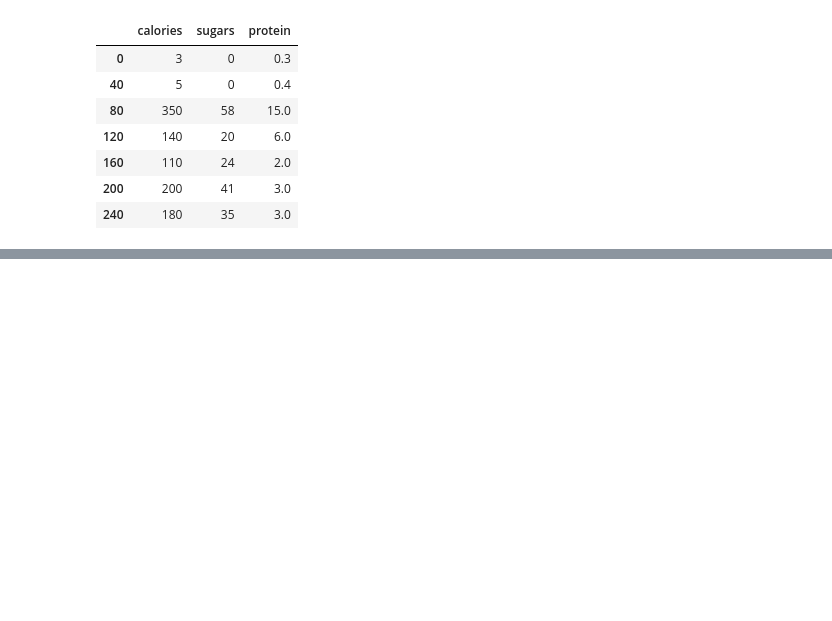
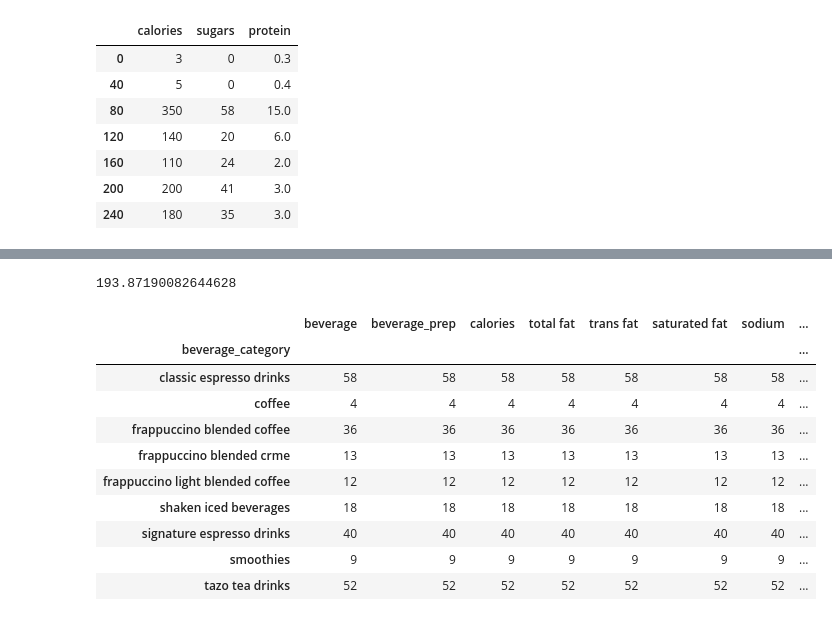
Before and after one commit to seungahk/MDST-application, a Jupyter notebook: tutorial0/checkpoint0.ipynb, the cells around one changed output, grey strips where cells are left out. Cells and saved outputs as stored; diff of their text form; code cells hidden in the pictures; blank space fills up the shorter version.

```diff
--- a/tutorial0/checkpoint0.ipynb
+++ b/tutorial0/checkpoint0.ipynb
@@ -127,6 +164,23 @@ df.iloc[::40,[3,11,12]]
 # %%
 # what is the average calorie across all items?
+df["calories"].mean()
+# %% [output]
+193.87190082644628
 # %%
 # how many different categories of beverages are there?
+num_by_category = df.groupby("beverage_category").count()
+num_by_category
+# %% [output]
+|  | beverage | beverage_prep | calories | total fat | trans fat | saturated fat | sodium | ... |
+| beverage_category |  |  |  |  |  |  |  | ... |
+| classic espresso drinks | 58 | 58 | 58 | 58 | 58 | 58 | 58 | ... |
+| coffee | 4 | 4 | 4 | 4 | 4 | 4 | 4 | ... |
+| frappuccino blended coffee | 36 | 36 | 36 | 36 | 36 | 36 | 36 | ... |
+| frappuccino blended crme | 13 | 13 | 13 | 13 | 13 | 13 | 13 | ... |
+| frappuccino light blended coffee | 12 | 12 | 12 | 12 | 12 | 12 | 12 | ... |
+| shaken iced beverages | 18 | 18 | 18 | 18 | 18 | 18 | 18 | ... |
+| signature espresso drinks | 40 | 40 | 40 | 40 | 40 | 40 | 40 | ... |
+| smoothies | 9 | 9 | 9 | 9 | 9 | 9 | 9 | ... |
+| tazo tea drinks | 52 | 52 | 52 | 52 | 52 | 52 | 52 | ... |
 # %%
 # what is the average # calories for each beverage category?
```
Also changed, not shown: parts of 7 cells of this notebook.
